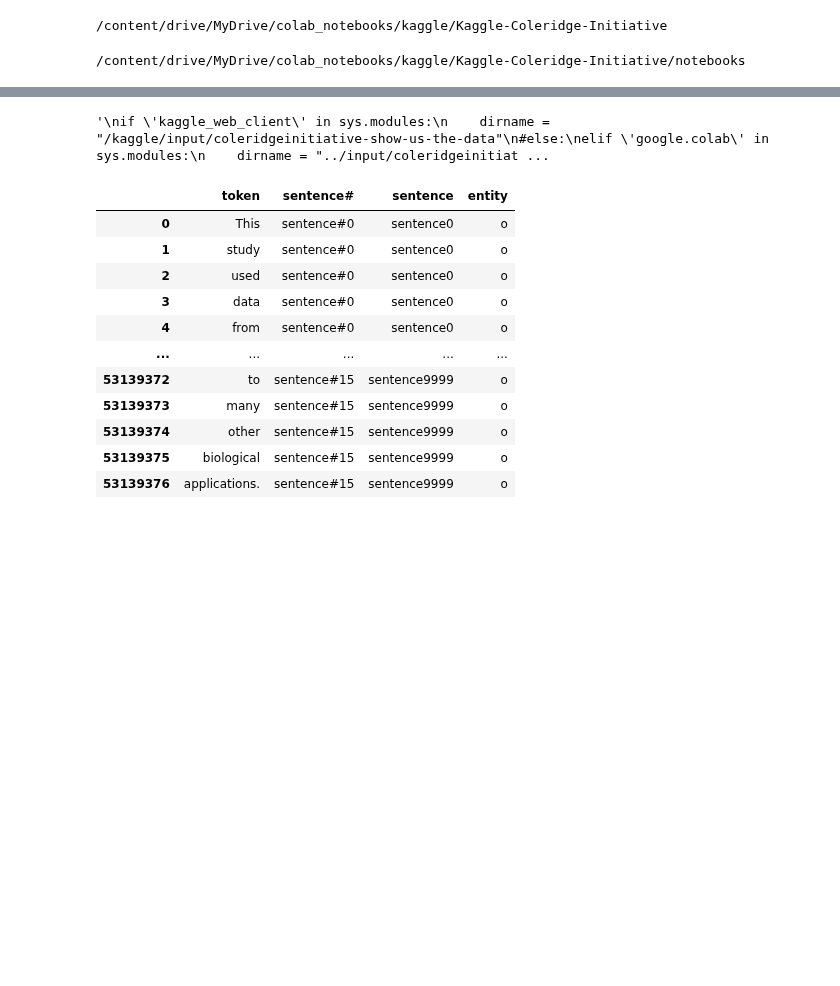
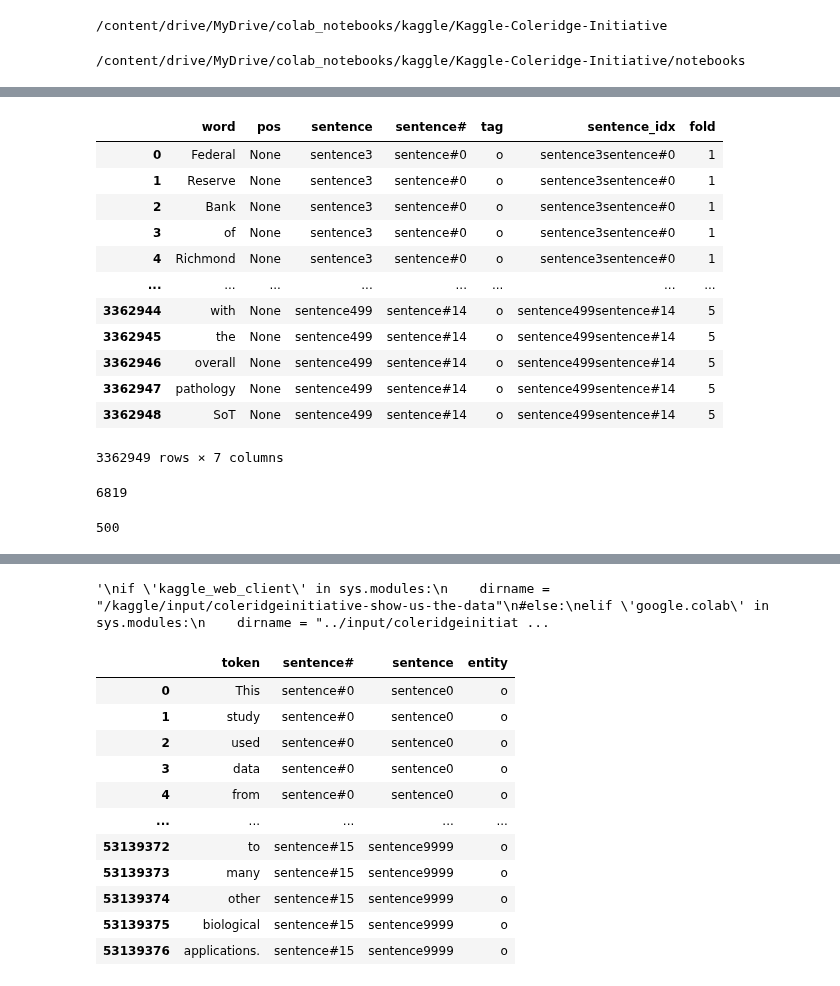
Before and after one commit to riow1983/Kaggle-Coleridge-Initiative, a Jupyter notebook: notebooks/nb003-annotation-data.ipynb, the cells around one changed output, grey strips where cells are left out. Saved outputs shown, nothing was run; the diff lists cells and outputs as text; code cells hidden in the pictures; blank space fills up the shorter version.

```diff
--- a/notebooks/nb003-annotation-data.ipynb
+++ b/notebooks/nb003-annotation-data.ipynb
@@ -124,0 +234,25 @@ pd.read_pickle("./dataset.pkl")
+# %%
+tmp = pd.read_pickle(f"./nb003-annotation-data/folds_nopos_{MAX_LEN}.pkl")
+tmp
+# %% [output]
+|  | word | pos | sentence | sentence# | tag | sentence_idx | fold |
+| 0 | Federal | None | sentence3 | sentence#0 | o | sentence3sentence#0 | 1 |
+| 1 | Reserve | None | sentence3 | sentence#0 | o | sentence3sentence#0 | 1 |
+| 2 | Bank | None | sentence3 | sentence#0 | o | sentence3sentence#0 | 1 |
+| 3 | of | None | sentence3 | sentence#0 | o | sentence3sentence#0 | 1 |
+| 4 | Richmond | None | sentence3 | sentence#0 | o | sentence3sentence#0 | 1 |
+| ... | ... | ... | ... | ... | ... | ... | ... |
+| 3362944 | with | None | sentence499 | sentence#14 | o | sentence499sentence#14 | 5 |
+| 3362945 | the | None | sentence499 | sentence#14 | o | sentence499sentence#14 | 5 |
+| 3362946 | overall | None | sentence499 | sentence#14 | o | sentence499sentence#14 | 5 |
+| 3362947 | pathology | None | sentence499 | sentence#14 | o | sentence499sentence#14 | 5 |
+| 3362948 | SoT | None | sentence499 | sentence#14 | o | sentence499sentence#14 | 5 |
+3362949 rows × 7 columns
+# %%
+tmp["sentence_idx"].nunique()
+# %% [output]
+6819
+# %%
+tmp["sentence"].nunique()
+# %% [output]
+500
```
Also changed, not shown: parts of 34 cells of this notebook, 3 other files.
